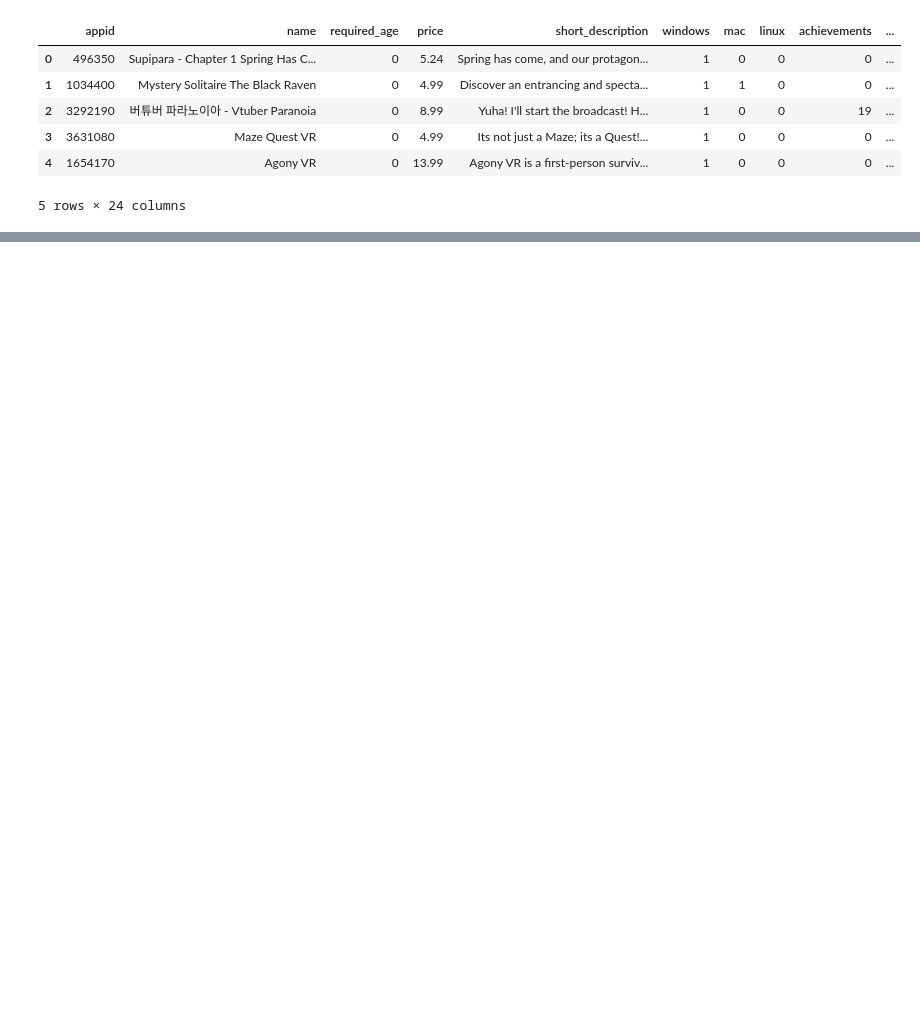
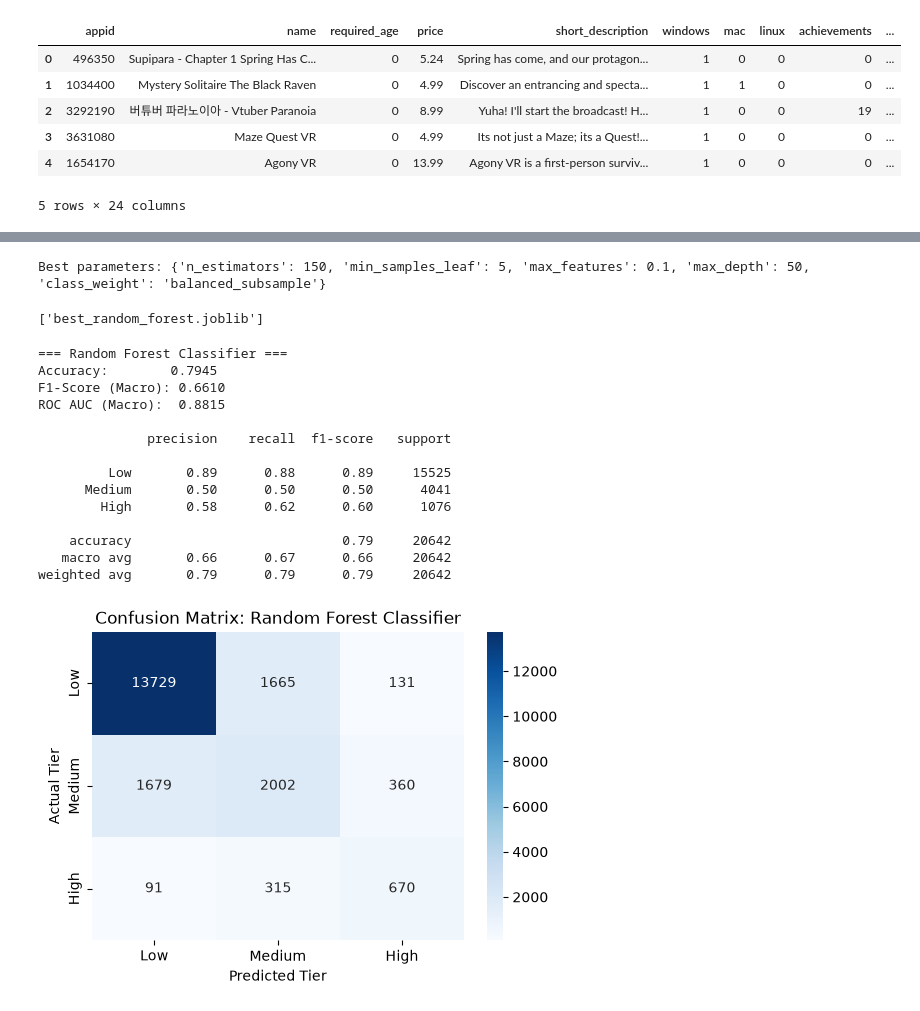
Before and after one commit to StepanNazarkin/Steam-Success-Predictor, a Jupyter notebook: notebooks/train.ipynb, the cells around one changed output, grey strips where cells are left out. Cells and saved outputs as stored; diff of their text form; code cells hidden in the pictures; blank space fills up the shorter version.

```diff
--- a/notebooks/train.ipynb
+++ b/notebooks/train.ipynb
@@ -30 +35,4 @@ Index(['required_age', 'price', 'short_description', 'windows', 'mac', 'linux',
+# %%
+RANDOM_STATE = 42
+N_JOBS = -1
 # %% [markdown]
@@ -180,0 +322,56 @@ Test shape:  (20642, 969)
+# %%
+from sklearn.ensemble import RandomForestClassifier
+
+rf_param_dist = {
+    'n_estimators': [50, 100, 150, 200],
+    'max_depth': [20, 30, 50, None],
+    'min_samples_leaf': [2, 5, 10, 20],
+    'max_features': ['sqrt', 0.1, 0.2],
+    'class_weight': ['balanced_subsample', None]
+}
+
+base_rf = RandomForestClassifier(
+    random_state=RANDOM_STATE,
+    n_jobs=1
+)
+
+rf_cv = RandomizedSearchCV(
+    estimator=base_rf,
+    param_distributions=rf_param_dist,
+    n_iter=15,
+    cv=5,
+    scoring='f1_macro',
+    random_state=RANDOM_STATE,
+    n_jobs=N_JOBS
+)
+
+rf_cv.fit(X_train_final, y_train)
+
+best_rf = rf_cv.best_estimator_
+print(f"Best parameters: {rf_cv.best_params_}")
+# %% [output]
+Best parameters: {'n_estimators': 150, 'min_samples_leaf': 5, 'max_features': 0.1, 'max_depth': 50, 'class_weight': 'balanced_subsample'}
+# %%
+joblib.dump(best_rf, 'best_random_forest.joblib')
+# %% [output]
+['best_random_forest.joblib']
+# %%
+best_rf = joblib.load('best_random_forest.joblib')
+# %%
+rf_results = evaluate_model(best_rf, X_val_final, y_val, model_name="Random Forest Classifier")
+# %% [output]
+=== Random Forest Classifier ===
+Accuracy:        0.7945
+F1-Score (Macro): 0.6610
+ROC AUC (Macro):  0.8815
+
+              precision    recall  f1-score   support
+
+         Low       0.89      0.88      0.89     15525
+      Medium       0.50      0.50      0.50      4041
+        High       0.58      0.62      0.60      1076
+
+    accuracy                           0.79     20642
+   macro avg       0.66      0.67      0.66     20642
+weighted avg       0.79      0.79      0.79     20642
+[figure, added]
```
Also changed, not shown: parts of 43 cells of this notebook, 7 other files.
